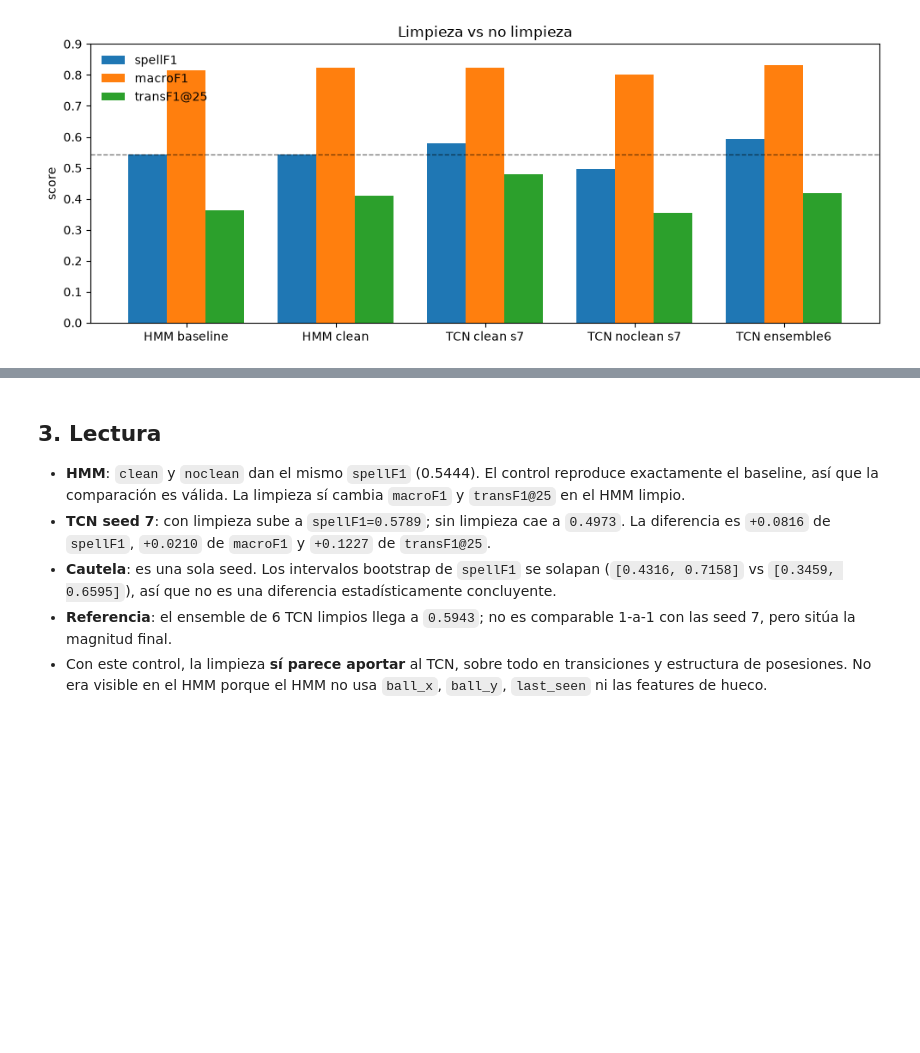
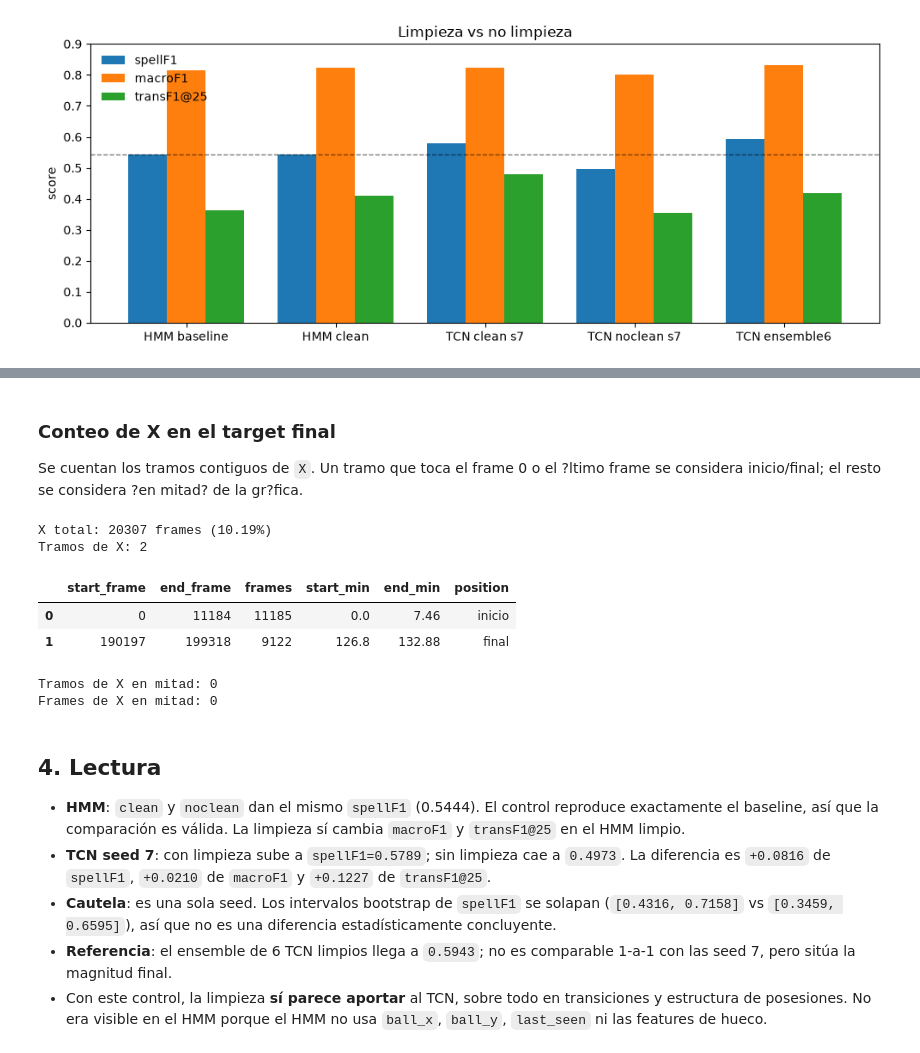
Before and after one commit to Camgomocod/more-than-a-hack-2027, a Jupyter notebook: models/ball_clean_ensemble/clean_vs_noclean.ipynb, the cells around one changed output, grey strips where cells are left out. Saved outputs shown, nothing was run; the diff lists cells and outputs as text; code cells hidden in the pictures; blank space fills up the shorter version.

```diff
--- a/models/ball_clean_ensemble/clean_vs_noclean.ipynb
+++ b/models/ball_clean_ensemble/clean_vs_noclean.ipynb
@@ -174,5 +258,44 @@ plt.show()
+# %% [markdown]
+### Conteo de X en el target final
+
+Se cuentan los tramos contiguos de `X`. Un tramo que toca el frame 0 o el ?ltimo frame se considera inicio/final; el resto se considera ?en mitad? de la gr?fica.
+# %%
+x_mask = final_codes == pm.X
+changes = np.diff(np.concatenate(([0], x_mask.astype(np.int8), [0])))
+x_starts = np.flatnonzero(changes == 1)
+x_ends = np.flatnonzero(changes == -1)
+
+x_runs = pd.DataFrame({
+    "start_frame": x_starts,
+    "end_frame": x_ends - 1,
+    "frames": x_ends - x_starts,
+})
+x_runs["start_min"] = x_runs["start_frame"] / pm.FPS / 60.0
+x_runs["end_min"] = x_runs["end_frame"] / pm.FPS / 60.0
+x_runs["position"] = np.where(
+    x_runs["start_frame"] == 0,
+    "inicio",
+    np.where(x_runs["end_frame"] == len(final_codes) - 1, "final", "mitad"),
+)
+
+print("X total: {} frames ({:.2f}%)".format(
+    int(x_mask.sum()), 100.0 * x_mask.mean()))
+print("Tramos de X: {}".format(len(x_runs)))
+display(x_runs.round(2))
+
+middle = x_runs[x_runs["position"] == "mitad"]
+print("Tramos de X en mitad: {}".format(len(middle)))
+print("Frames de X en mitad: {}".format(int(middle["frames"].sum())))
+# %% [output]
+X total: 20307 frames (10.19%)
+Tramos de X: 2
+|  | start_frame | end_frame | frames | start_min | end_min | position |
+| 0 | 0 | 11184 | 11185 | 0.0 | 7.46 | inicio |
+| 1 | 190197 | 199318 | 9122 | 126.8 | 132.88 | final |
+Tramos de X en mitad: 0
+Frames de X en mitad: 0
 # %% [markdown]
-## 3. Lectura
+## 4. Lectura
 
 - **HMM**: `clean` y `noclean` dan el mismo `spellF1` (0.5444). El control reproduce exactamente el baseline, así que la comparación es válida. La limpieza sí cambia `macroF1` y `transF1@25` en el HMM limpio.
 - **TCN seed 7**: con limpieza sube a `spellF1=0.5789`; sin limpieza cae a `0.4973`. La diferencia es `+0.0816` de `spellF1`, `+0.0210` de `macroF1` y `+0.1227` de `transF1@25`.
```
Also changed, not shown: parts of 6 cells of this notebook, 5 other files.
